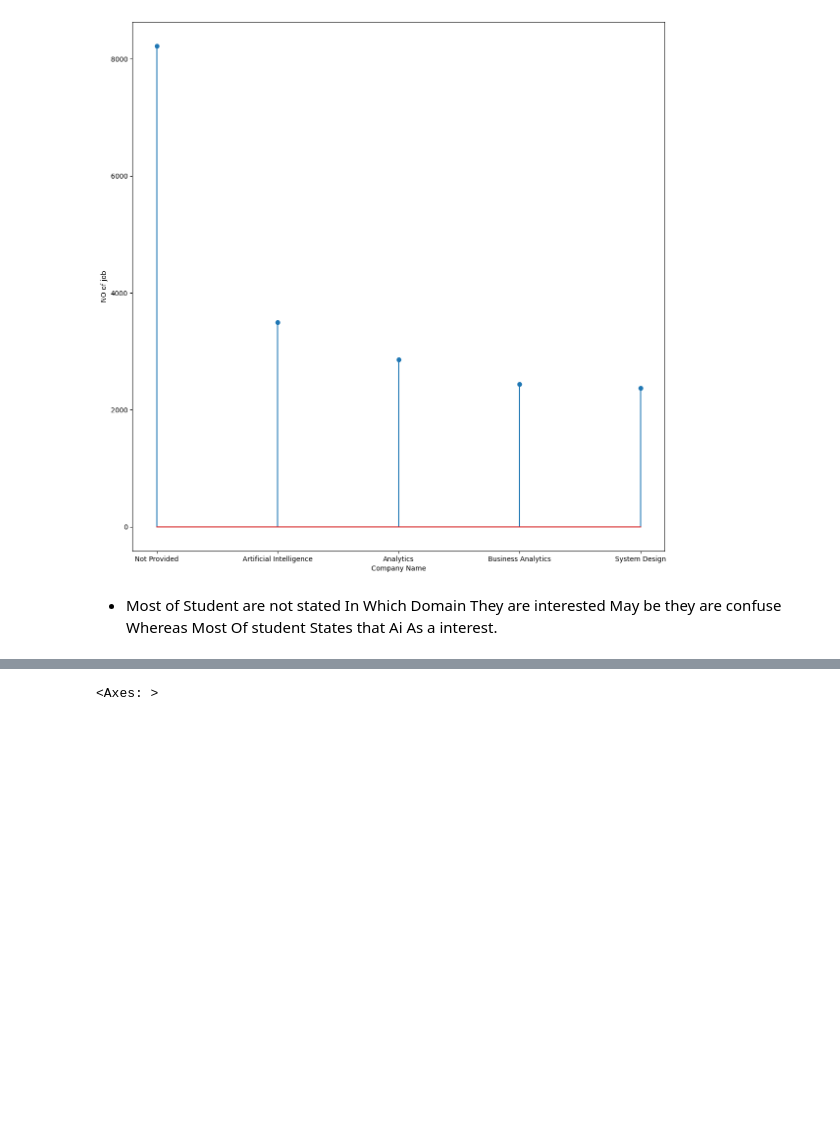
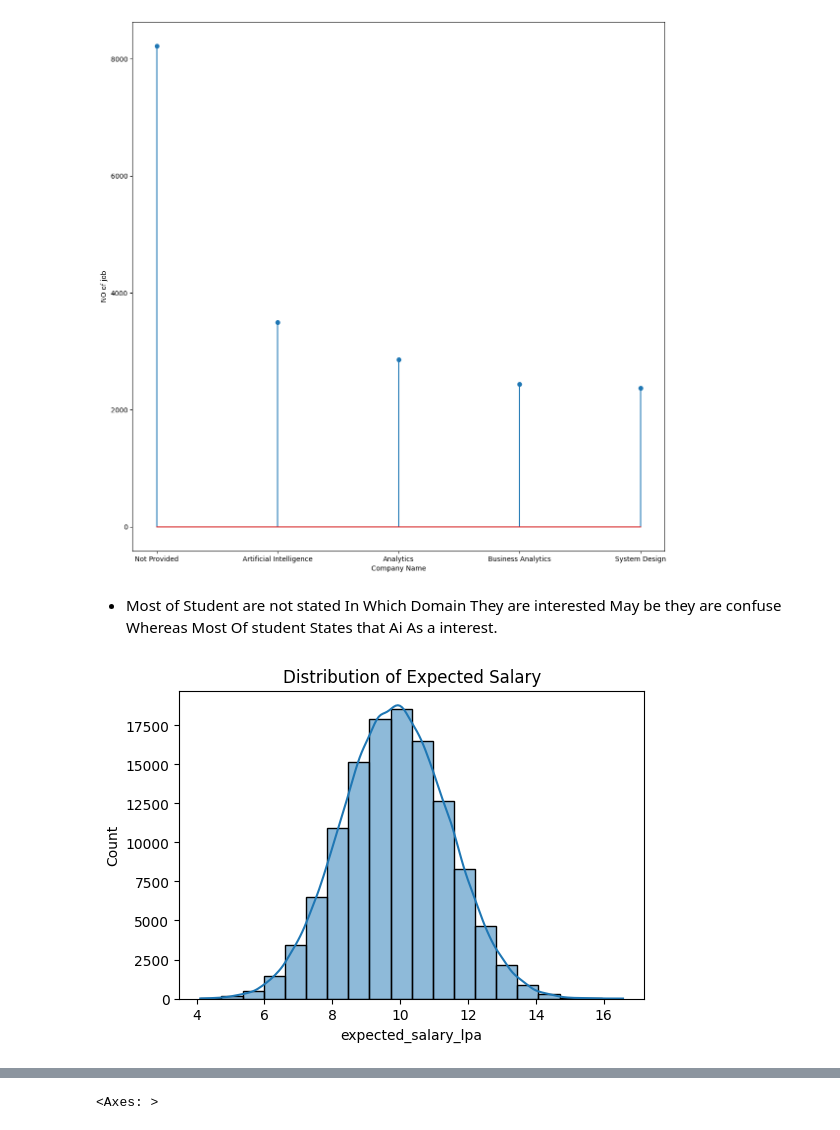
Before and after one commit to ashish-dev-hub/Vertex, a Jupyter notebook: EDA.ipynb, the cells around one changed output, grey strips where cells are left out. Drawn from its saved outputs; the diff is of its cells as text; code cells hidden in the pictures; blank space fills up the shorter version.

```diff
--- a/EDA.ipynb
+++ b/EDA.ipynb
@@ -706,3 +706,12 @@ Text(0, 0.5, 'NO of job')
 # %% [markdown]
 - Most of Student are not stated In Which Domain They are interested May be they are confuse
   Whereas Most Of student States that Ai As a interest.
+# %%
+plt.figure(figsize=(6,4))
+
+sns.histplot(df['expected_salary_lpa'],kde=True,bins=20)
+plt.title('Distribution of Expected Salary')
+
+plt.show()
+# %% [output]
+[figure, added]
```
Also changed, not shown: parts of 17 cells of this notebook.
